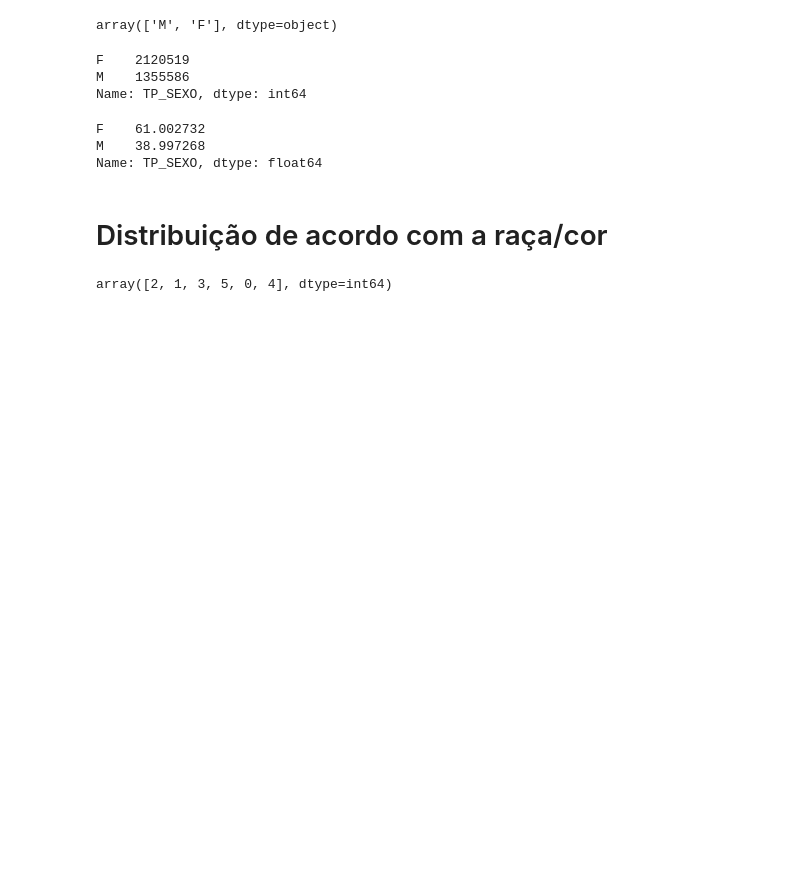
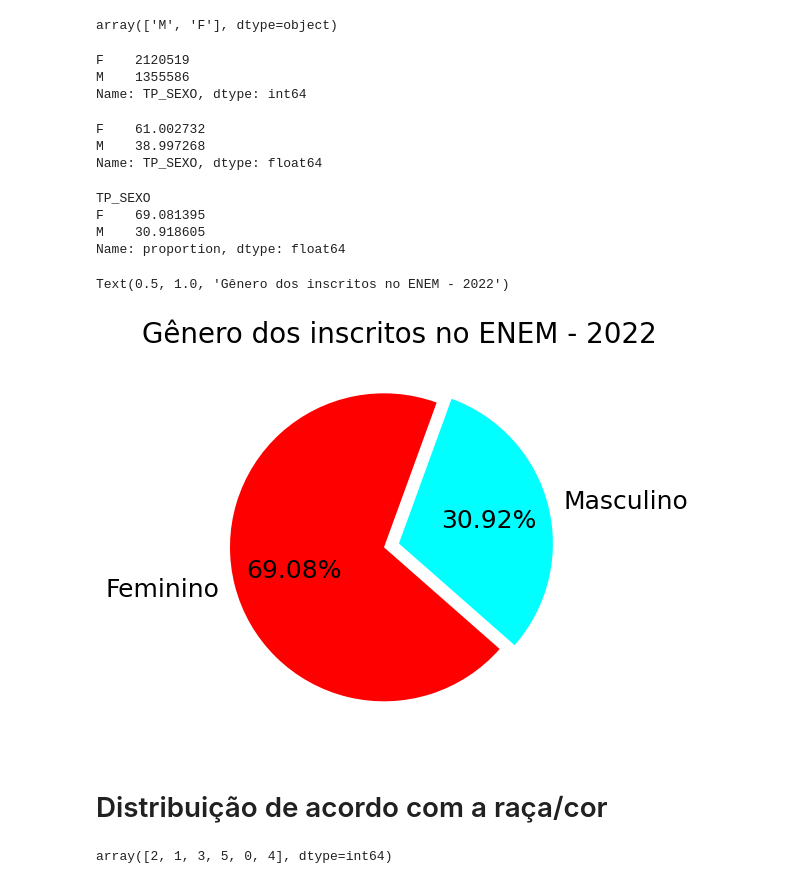
Before and after one commit to Grupo-B-Turma-2-Ada-VemSerTech/Projeto_Mod04_Ada_VemSerTech, a Jupyter notebook: Projeto.ipynb, the cells around one changed output. Saved outputs shown, nothing was run; the diff lists cells and outputs as text; code cells hidden in the pictures; blank space fills up the shorter version.

```diff
--- a/Projeto.ipynb
+++ b/Projeto.ipynb
@@ -336,6 +351,31 @@ df_enem['TP_SEXO'].value_counts(normalize=True)*100
 F    61.002732
 M    38.997268
 Name: TP_SEXO, dtype: float64
+# %%
+insc_p_sexo = df_enem['TP_SEXO'].value_counts(normalize=True)*100
+# %%
+insc_p_sexo
+# %% [output]
+TP_SEXO
+F    69.081395
+M    30.918605
+Name: proportion, dtype: float64
+# %%
+fig, ax = plt.subplots(figsize=(12, 5))
+labels = ("Feminino", "Masculino")
+explode = (0.10, 0) #distâncias entre as fatias
+ax.pie(insc_p_sexo,
+       labels=labels,
+       autopct="%.2f%%",
+       shadow=False,
+       explode=explode,
+       startangle=70,
+       colors=["red", "cyan"],
+       textprops={'fontsize': 18})
+ax.set_title('Gênero dos inscritos no ENEM - 2022', fontsize=20)
+# %% [output]
+Text(0.5, 1.0, 'Gênero dos inscritos no ENEM - 2022')
+[figure, added]
 # %% [markdown]
 # Distribuição de acordo com a raça/cor
 # %%
```
Also changed, not shown: parts of 6 cells of this notebook, 6 other files.
